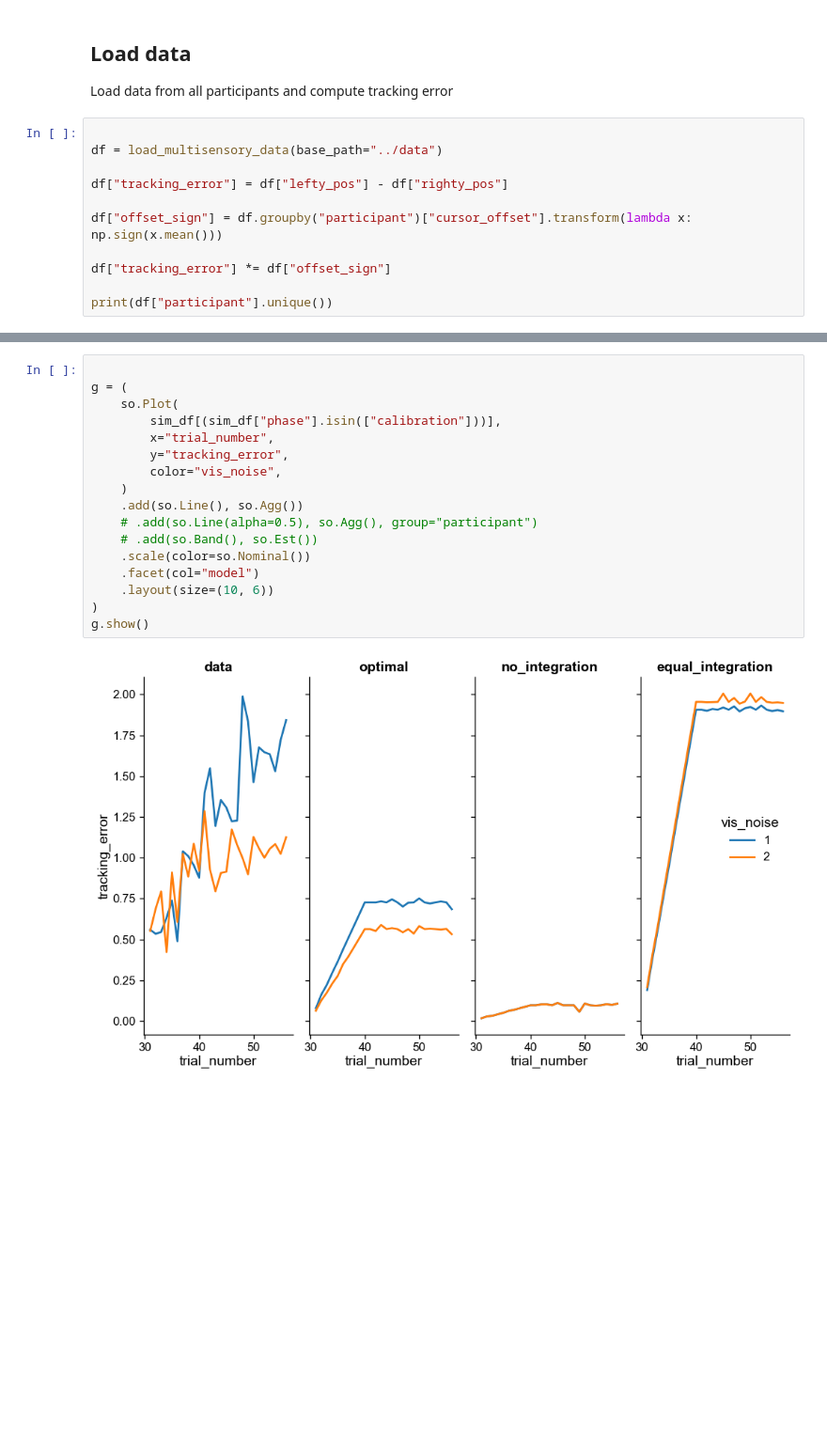
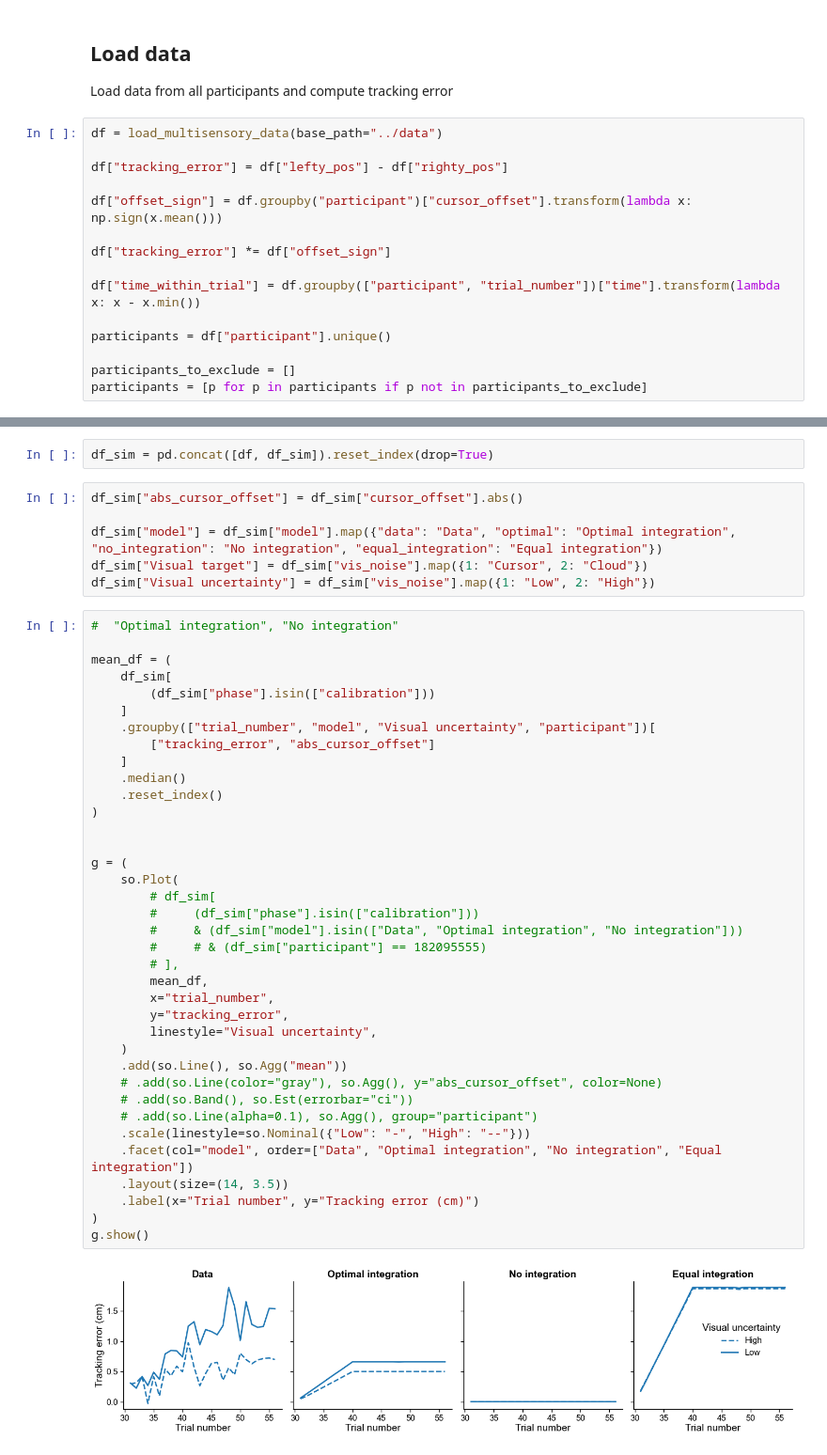
Before and after one commit to dominikstrb/cpp-proprioception, a Jupyter notebook: notebooks/ModelResults.ipynb, the cells around one changed output, grey strips where cells are left out. Shown at 94% size. Cells and saved outputs as stored; diff of their text form; blank space fills up the shorter version.

Commit message:
Update main model results notebook

```diff
--- a/notebooks/ModelResults.ipynb
+++ b/notebooks/ModelResults.ipynb
@@ -128,7 +130,6 @@ equal_integration  287.813687  49.928883     True   log
 
 Load data from all participants and compute tracking error
 # %%
-
 df = load_multisensory_data(base_path="../data")
 
 df["tracking_error"] = df["lefty_pos"] - df["righty_pos"]
@@ -137,6 +138,11 @@ df["offset_sign"] = df.groupby("participant")["cursor_offset"].transform(lambda
 
 df["tracking_error"] *= df["offset_sign"]
 
-print(df["participant"].unique())
+df["time_within_trial"] = df.groupby(["participant", "trial_number"])["time"].transform(lambda x: x - x.min())
+
+participants = df["participant"].unique()
+
+participants_to_exclude = []
+participants = [p for p in participants if p not in participants_to_exclude]
 # %% [output]
 Multisensory DataFrame loaded from ../data/multisensory/df_all_phases_all_participants.csv with shape: (492343, 14)
@@ -173,19 +235,47 @@ sim_df = pd.concat([df, sim_df]).reset_index(drop=True)
+# %%
+df_sim = pd.concat([df, df_sim]).reset_index(drop=True)
+# %%
+df_sim["abs_cursor_offset"] = df_sim["cursor_offset"].abs()
+
+df_sim["model"] = df_sim["model"].map({"data": "Data", "optimal": "Optimal integration", "no_integration": "No integration", "equal_integration": "Equal integration"})
+df_sim["Visual target"] = df_sim["vis_noise"].map({1: "Cursor", 2: "Cloud"})
+df_sim["Visual uncertainty"] = df_sim["vis_noise"].map({1: "Low", 2: "High"})
 # %%
+#  "Optimal integration", "No integration"
+
+mean_df = (
+    df_sim[
+        (df_sim["phase"].isin(["calibration"]))
+    ]
+    .groupby(["trial_number", "model", "Visual uncertainty", "participant"])[
+        ["tracking_error", "abs_cursor_offset"]
+    ]
+    .median()
+    .reset_index()
+)
+
 
 g = (
     so.Plot(
-        sim_df[(sim_df["phase"].isin(["calibration"]))],
+        # df_sim[
+        #     (df_sim["phase"].isin(["calibration"]))
+        #     & (df_sim["model"].isin(["Data", "Optimal integration", "No integration"]))
+        #     # & (df_sim["participant"] == 182095555)
+        # ],
+        mean_df,
         x="trial_number",
         y="tracking_error",
-        color="vis_noise",
+        linestyle="Visual uncertainty",
     )
-    .add(so.Line(), so.Agg())
-    # .add(so.Line(alpha=0.5), so.Agg(), group="participant")
-    # .add(so.Band(), so.Est())
-    .scale(color=so.Nominal())
-    .facet(col="model")
-    .layout(size=(10, 6))
+    .add(so.Line(), so.Agg("mean"))
+    # .add(so.Line(color="gray"), so.Agg(), y="abs_cursor_offset", color=None)
+    # .add(so.Band(), so.Est(errorbar="ci"))
+    # .add(so.Line(alpha=0.1), so.Agg(), group="participant")
+    .scale(linestyle=so.Nominal({"Low": "-", "High": "--"}))
+    .facet(col="model", order=["Data", "Optimal integration", "No integration", "Equal integration"])
+    .layout(size=(14, 3.5))
+    .label(x="Trial number", y="Tracking error (cm)")
 )
 g.show()
 # %% [output]
-[figure, old version]
+[figure, new version]
```
Also changed, not shown: parts of 12 cells of this notebook, 1 other file.
